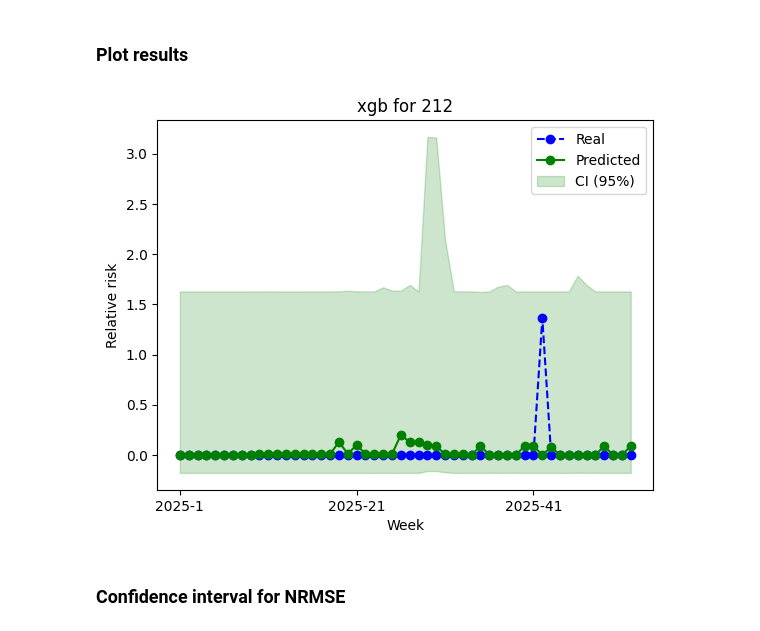
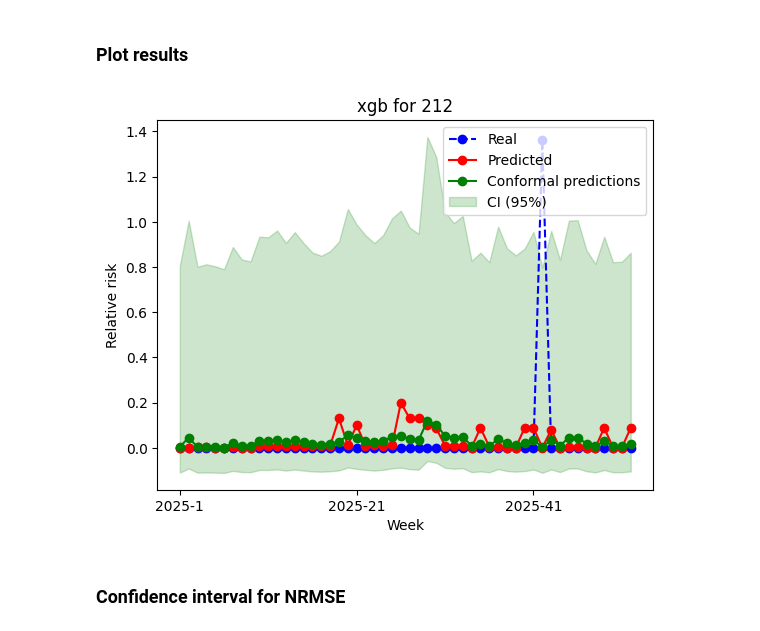
Before and after one commit to artisticlimon/dengue-model, a Jupyter notebook: models/model_scripts/model_options.ipynb, the cells around one changed output. Cells and saved outputs as stored; diff of their text form; code cells hidden in the pictures.

```diff
--- a/models/model_scripts/model_options.ipynb
+++ b/models/model_scripts/model_options.ipynb
@@ -577,10 +577,10 @@ worst_xgb = Model(df, cantons[nrmse_xgb["nrmse"].idxmax()])
 ### Plot results
 # %%
 X_combined, y_combined, X_train, X_test, y_test, test, pds, epsilon = worst_xgb.partition()
-y_pred_point, lower_bound, upper_bound = worst_xgb.prediction_intervals(X_combined, y_combined, X_test, epsilon, "xgb", pds)
-worst_xgb.serie_temp_canton("xgb", lower_bound, upper_bound)
+y_pred_point, lower_bound, upper_bound = worst_xgb.prediction_intervals(X_combined, y_combined, X_test, epsilon, "xgb", repeats = 100)
+worst_xgb.serie_temp_canton("xgb", y_pred_point, lower_bound, upper_bound)
 # %% [output]
-[figure, old version]
+[figure, new version]
 # %% [markdown]
 ### Confidence interval for NRMSE
 # %%
```
Also changed, not shown: parts of 25 cells of this notebook, 1 other file.
